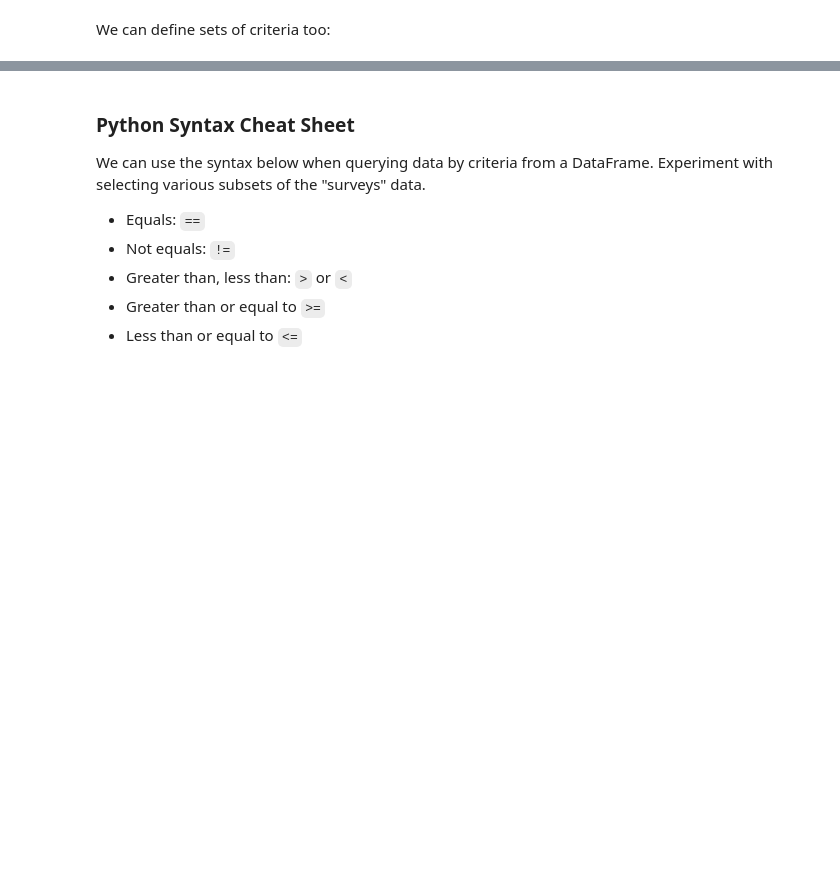
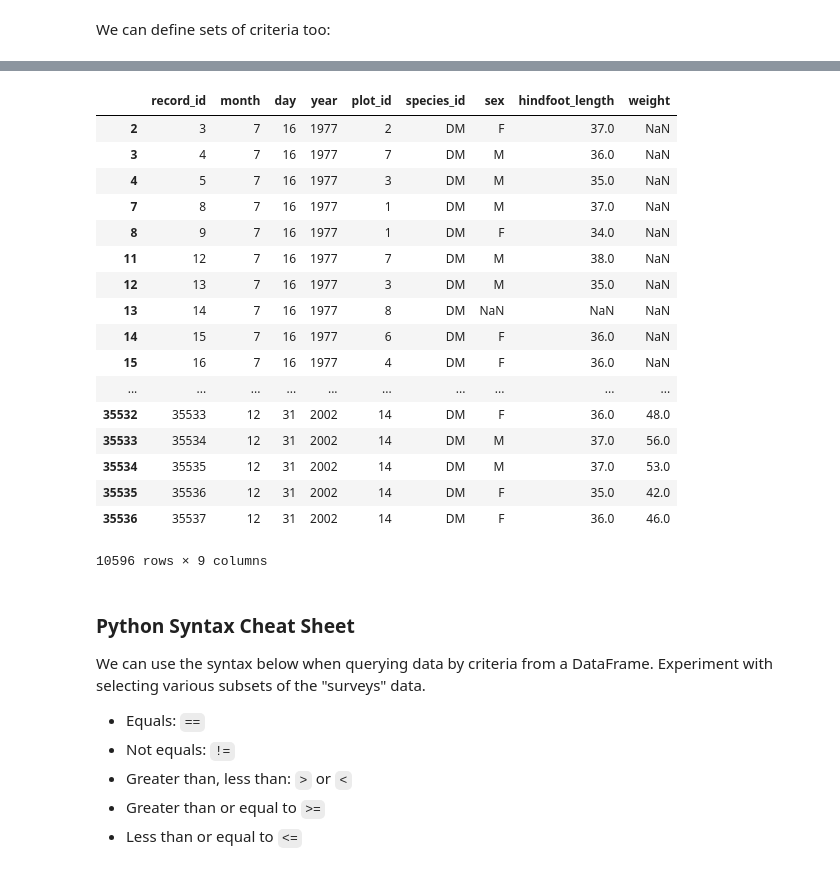
Before and after one commit to linhbngo/python-bootcamp, a Jupyter notebook: 03-index-slice-subset.ipynb, the cells around one changed output, grey strips where cells are left out. Cells and saved outputs as stored; diff of their text form; code cells hidden in the pictures; blank space fills up the shorter version.

```diff
--- a/03-index-slice-subset.ipynb
+++ b/03-index-slice-subset.ipynb
@@ -278,3 +473,24 @@ surveys_df[(surveys_df.year >= 1980) & (surveys_df.year <= 1985)]
+# %%
+surveys_df[surveys_df.species_id == "DM"]
+# %% [output]
+|  | record_id | month | day | year | plot_id | species_id | sex | hindfoot_length | weight |
+| 2 | 3 | 7 | 16 | 1977 | 2 | DM | F | 37.0 | NaN |
+| 3 | 4 | 7 | 16 | 1977 | 7 | DM | M | 36.0 | NaN |
+| 4 | 5 | 7 | 16 | 1977 | 3 | DM | M | 35.0 | NaN |
+| 7 | 8 | 7 | 16 | 1977 | 1 | DM | M | 37.0 | NaN |
+| 8 | 9 | 7 | 16 | 1977 | 1 | DM | F | 34.0 | NaN |
+| 11 | 12 | 7 | 16 | 1977 | 7 | DM | M | 38.0 | NaN |
+| 12 | 13 | 7 | 16 | 1977 | 3 | DM | M | 35.0 | NaN |
+| 13 | 14 | 7 | 16 | 1977 | 8 | DM | NaN | NaN | NaN |
+| 14 | 15 | 7 | 16 | 1977 | 6 | DM | F | 36.0 | NaN |
+| 15 | 16 | 7 | 16 | 1977 | 4 | DM | F | 36.0 | NaN |
+| ... | ... | ... | ... | ... | ... | ... | ... | ... | ... |
+| 35532 | 35533 | 12 | 31 | 2002 | 14 | DM | F | 36.0 | 48.0 |
+| 35533 | 35534 | 12 | 31 | 2002 | 14 | DM | M | 37.0 | 56.0 |
+| 35534 | 35535 | 12 | 31 | 2002 | 14 | DM | M | 37.0 | 53.0 |
+| 35535 | 35536 | 12 | 31 | 2002 | 14 | DM | F | 35.0 | 42.0 |
+| 35536 | 35537 | 12 | 31 | 2002 | 14 | DM | F | 36.0 | 46.0 |
+10596 rows × 9 columns
 # %% [markdown]
 ### Python Syntax Cheat Sheet
 
```
Also changed, not shown: parts of 24 cells of this notebook, 1 other file.
